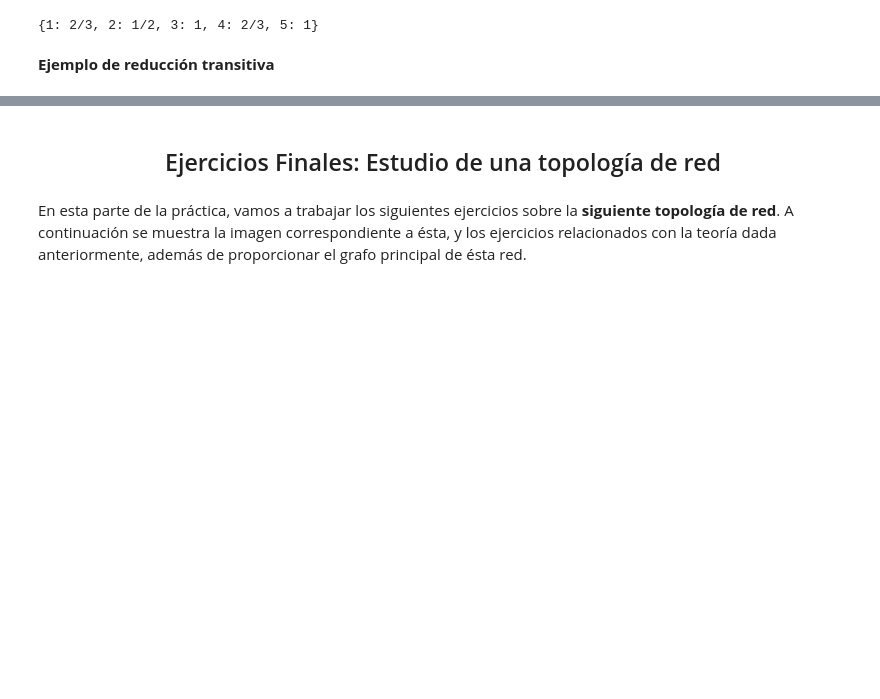
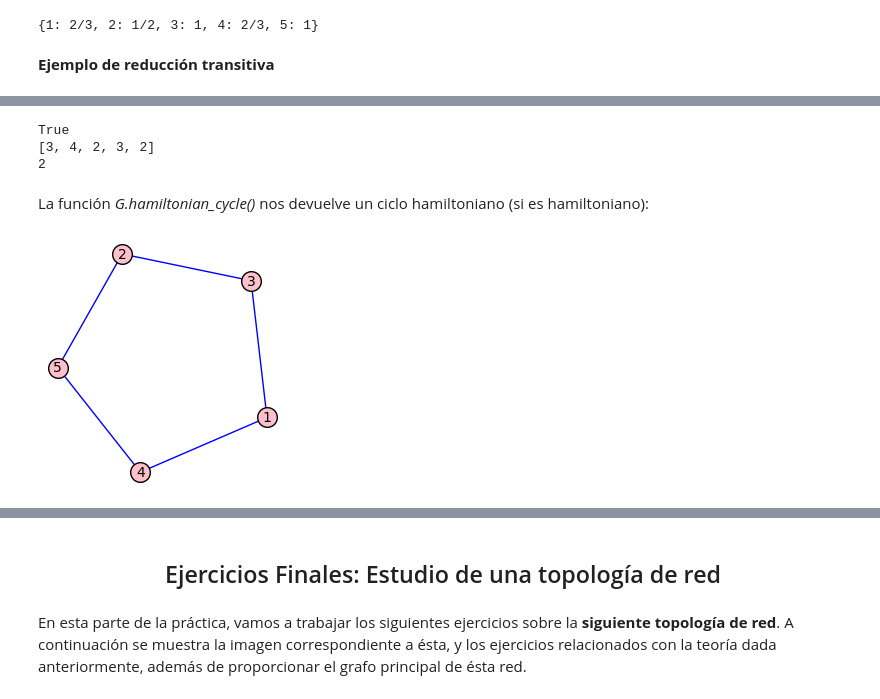
Before and after one commit to chrasucar/MATI, a Jupyter notebook: Práctica Final/Práctica Final Grupo 12.ipynb, the cells around one changed output, grey strips where cells are left out. Saved outputs shown, nothing was run; the diff lists cells and outputs as text; code cells hidden in the pictures; blank space fills up the shorter version.

```diff
--- a/Práctica Final/Práctica Final Grupo 12.ipynb
+++ b/Práctica Final/Práctica Final Grupo 12.ipynb
@@ -500,0 +565,16 @@ G4_1.plot()
+# %%
+print(G_Ejemplos.is_connected())
+print(G_Ejemplos.degree())
+print(G_Ejemplos.vertex_connectivity())
+# %% [output]
+True
+[3, 4, 2, 3, 2]
+2
+# %% [markdown]
+La función *G.hamiltonian_cycle()* nos devuelve un ciclo hamiltoniano (si es hamiltoniano):
+# %%
+ciclo = G_Ejemplos.hamiltonian_cycle()
+
+ciclo.plot(figsize = 4, vertex_color = 'pink', edge_color = 'blue')
+# %% [output]
+[figure, added]
```
Also changed, not shown: parts of 44 cells of this notebook.
